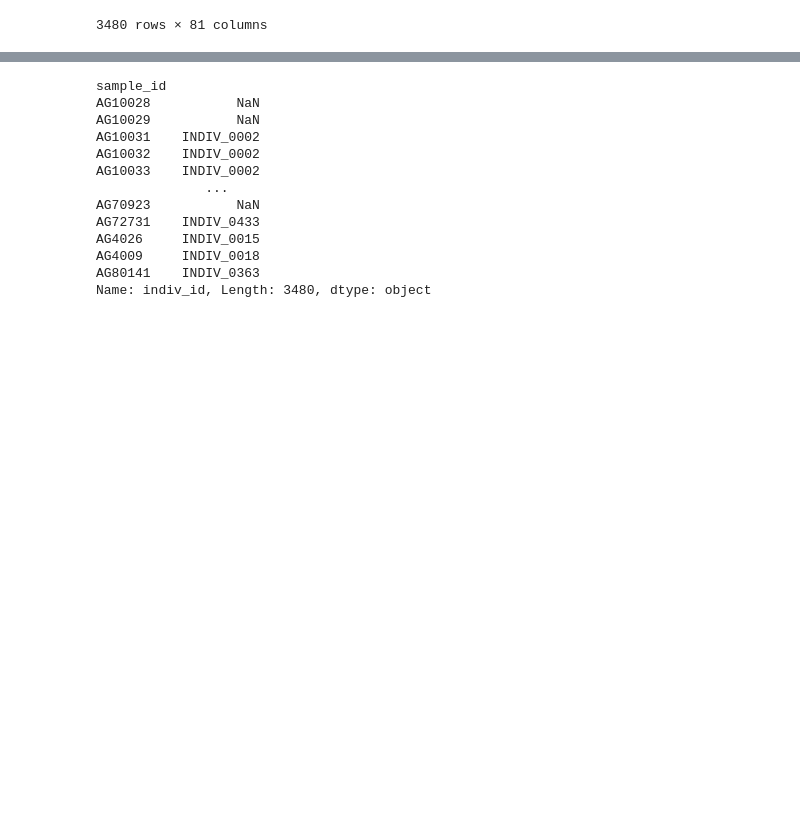
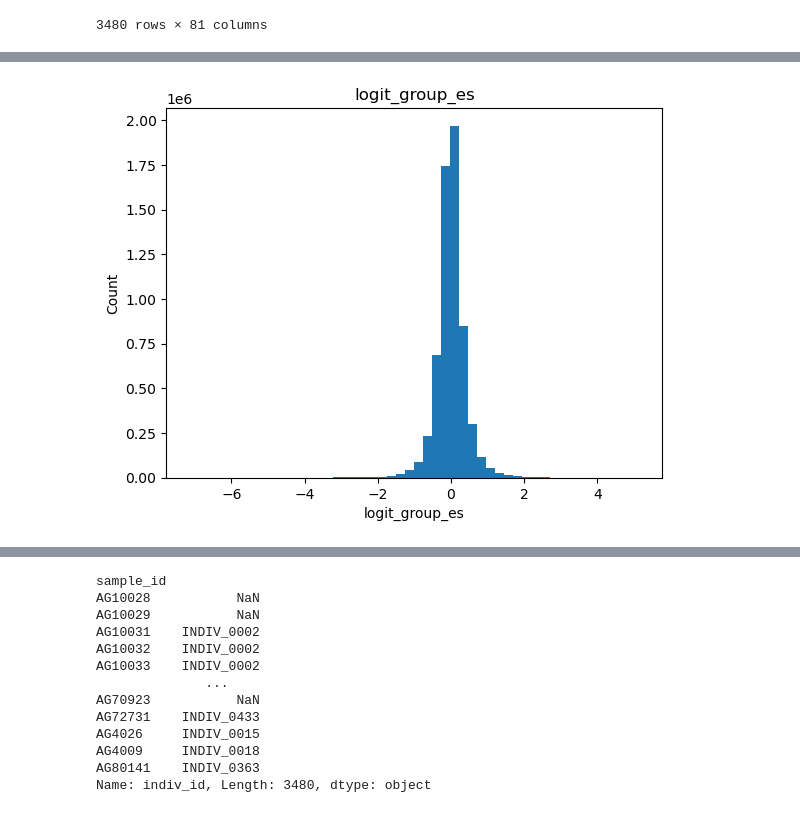
Before and after one commit to vierstralab/vinson, a Jupyter notebook: creating_adata.ipynb, the cells around one changed output, grey strips where cells are left out. Cells and saved outputs as stored; diff of their text form; code cells hidden in the pictures; blank space fills up the shorter version.

```diff
--- a/creating_adata.ipynb
+++ b/creating_adata.ipynb
@@ -149,6 +104,4 @@ indiv_id_mapping
 | AG80141 | LN33181 | DS39502 | TC1147 | Myeloid | CML | HAP-1 | ... |
 3480 rows × 81 columns
 # %%
-variants["indiv_id"] = (
-    variants["sample_id"].map(indiv_id_mapping["indiv_id"]).fillna("").astype(str)
-)
+variants = pd.read_parquet('/net/seq/data2/projects/mbrannon/nonagg_filtered_variants.parquet')
@@ -425,0 +108,2 @@ Length: 2957, dtype: int64
+# %%
+variants['variant_id'] = variants['#chr'] + ":" + variants['end'].astype(str) + ':' + variants['ref'] + ':' + variants['alt']
@@ -426,2 +131,12 @@ Length: 2957, dtype: int64
 # %%
-var_df = variants_filtered.drop_duplicates('variant_id').set_index('variant_id')[['#chr', 'start', 'end', 'ID', 'ref', 'alt', 'AAF', 'RAF']]
+# var_df = variants_filtered.drop_duplicates('variant_id').set_index('variant_id')[['#chr', 'start', 'end', 'ID', 'ref', 'alt', 'AAF', 'RAF']]
+var_df = variants.drop_duplicates('variant_id').set_index('variant_id')[['#chr', 'start', 'end', 'ID', 'ref', 'alt',
+                                                                      'ref_counts', 'alt_counts','sample_id', 'AAF', 'RAF','BAD',
+                                                                      'SNP_count','w', 'es','logit_es','FDR_sample','inverse_mse',
+                                                                      'group_id','group_es', 'group_es_std','p_differential',
+                                                                      'var_indiv_id', 'var_group_id','cell_selective', 'n_groups', 'group_es_var',
+                                                                      'overall_imbalanced', 'logit_es_combined', 'group_pval', 'fdr_group',
+                                                                      'signif_es', 'signif_max_es', 'signif_min_es', 'significant_group',
+                                                                      'has_significant_group', 'concordant', 'discordant', 'logit_group_es',
+                                                                      'full_group_std', 'z', 'signif_z', 'max_z', 'min_z', 'delta_es_q',
+                                                                      'discordance_score', 'category', 'total_counts']]
@@ -444,0 +160,73 @@ var_df
+# %%
+import matplotlib.pyplot as plt
+import pandas as pd
+
+# Columns you asked for
+numeric_cols = [
+    "logit_group_es",
+    "full_group_std",
+    "z",
+    "signif_z",
+    "max_z",
+    "min_z",
+    "delta_es_q",
+    "discordance_score",
+    "total_counts",
+    "logit_es_combined",
+    "group_pval",
+    "fdr_group",
+    "signif_es",
+    "signif_max_es",
+    "signif_min_es",
+    "group_es",
+    "group_es_std",
+    "inverse_mse",
+]
+
+bool_cols = [
+    "overall_imbalanced",
+    "significant_group",
+    "has_significant_group",
+    "concordant",
+    "discordant",
+    "cell_selective",
+]
+
+# --------------------
+# Numeric histograms
+# --------------------
+for col in numeric_cols:
+    if col not in var_df.columns:
+        print(f"Skipping missing column: {col}")
+        continue
+
+    data = var_df[col].dropna()
+    if data.empty:
+        continue
+
+    plt.figure()
+    plt.hist(data, bins=50)
+    plt.title(col)
+    plt.xlabel(col)
+    plt.ylabel("Count")
+    plt.show()
+
+# --------------------
+# Boolean histograms
+# --------------------
+for col in bool_cols:
+    if col not in var_df.columns:
+        print(f"Skipping missing column: {col}")
+        continue
+
+    data = var_df[col].dropna().astype(int)
+
+    plt.figure()
+    plt.hist(data, bins=[-0.5, 0.5, 1.5])
+    plt.xticks([0, 1])
+    plt.title(col)
+    plt.xlabel(col)
+    plt.ylabel("Count")
+    plt.show()
+# %% [output]
+[figure, added]
```
Also changed, not shown: parts of 51 cells of this notebook, 11 other files.
